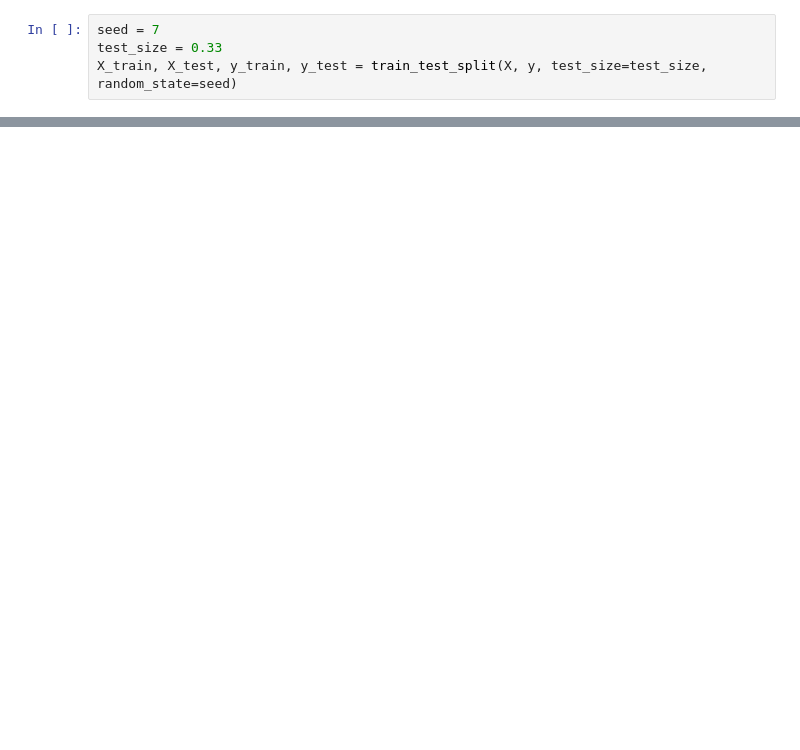
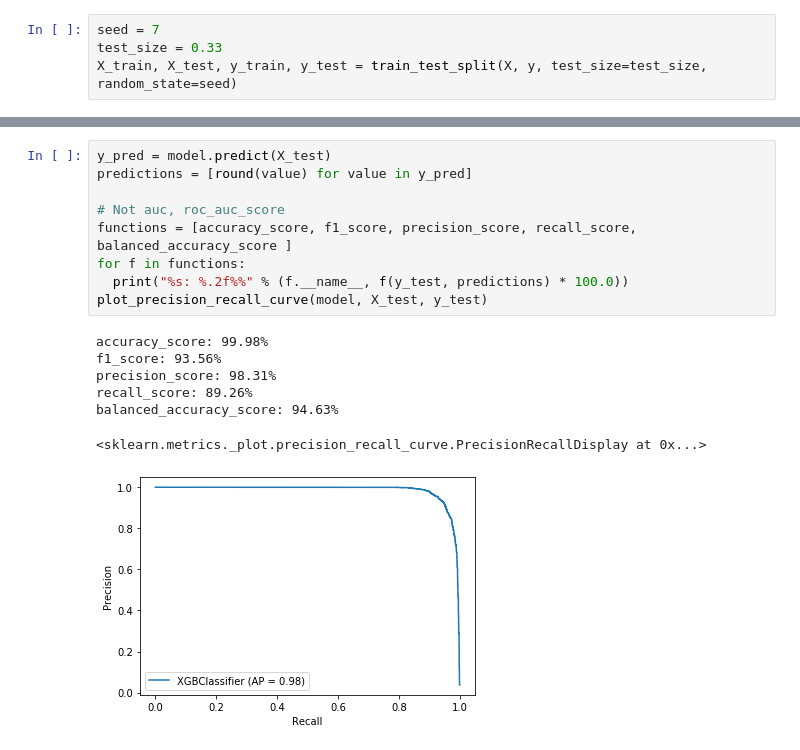
Before and after one commit to JoshuaFox/fraud-detect-blackbelt, a Jupyter notebook: local_run.ipynb, the cells around one changed output, grey strips where cells are left out. Cells and saved outputs as stored; diff of their text form; blank space fills up the shorter version.

```diff
--- a/local_run.ipynb
+++ b/local_run.ipynb
@@ -94,0 +116,17 @@ print("auc: %.2f%%" % (auc(y_test, predictions) * 100.0))
+# %%
+y_pred = model.predict(X_test)
+predictions = [round(value) for value in y_pred]
+
+# Not auc, roc_auc_score
+functions = [accuracy_score, f1_score, precision_score, recall_score, balanced_accuracy_score ]
+for f in functions:
+  print("%s: %.2f%%" % (f.__name__, f(y_test, predictions) * 100.0))
+plot_precision_recall_curve(model, X_test, y_test)
+# %% [output]
+accuracy_score: 99.98%
+f1_score: 93.56%
+precision_score: 98.31%
+recall_score: 89.26%
+balanced_accuracy_score: 94.63%
+<sklearn.metrics._plot.precision_recall_curve.PrecisionRecallDisplay at 0x...>
+[figure, added]
```
Also changed, not shown: parts of 9 cells of this notebook.
